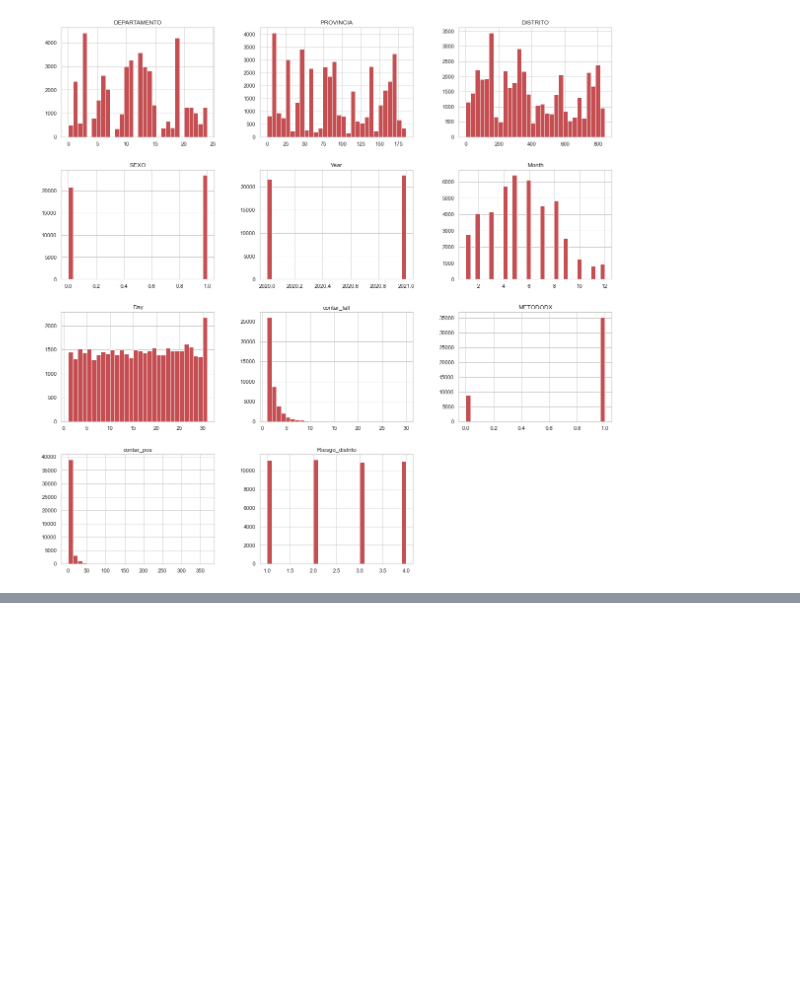
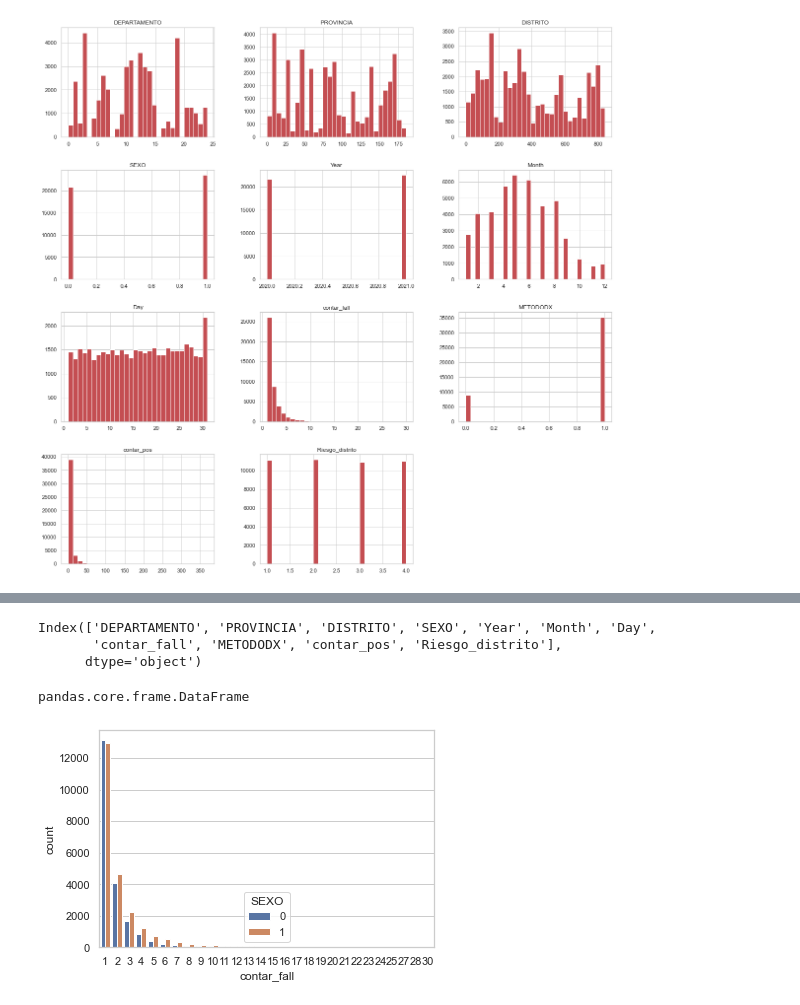
Before and after one commit to KevinRamosRivas/BI-UNMSM, a Jupyter notebook: Eq.B_Paso2_Report_COVID.ipynb, the cells around one changed output, grey strips where cells are left out. Cells and saved outputs as stored; diff of their text form; code cells hidden in the pictures; blank space fills up the shorter version.

```diff
--- a/Eq.B_Paso2_Report_COVID.ipynb
+++ b/Eq.B_Paso2_Report_COVID.ipynb
@@ -493,0 +529,14 @@ array([[<AxesSubplot:title={'center':'DEPARTAMENTO'}>,
+# %%
+data.columns
+# %% [output]
+Index(['DEPARTAMENTO', 'PROVINCIA', 'DISTRITO', 'SEXO', 'Year', 'Month', 'Day',
+       'contar_fall', 'METODODX', 'contar_pos', 'Riesgo_distrito'],
+      dtype='object')
+# %%
+type(data)
+# %% [output]
+pandas.core.frame.DataFrame
+# %%
+sns.countplot(x='contar_fall',data=data,hue='SEXO')
+# %% [output]
+[figure, added]
```
Also changed, not shown: parts of 3 cells of this notebook, 2 other files.
